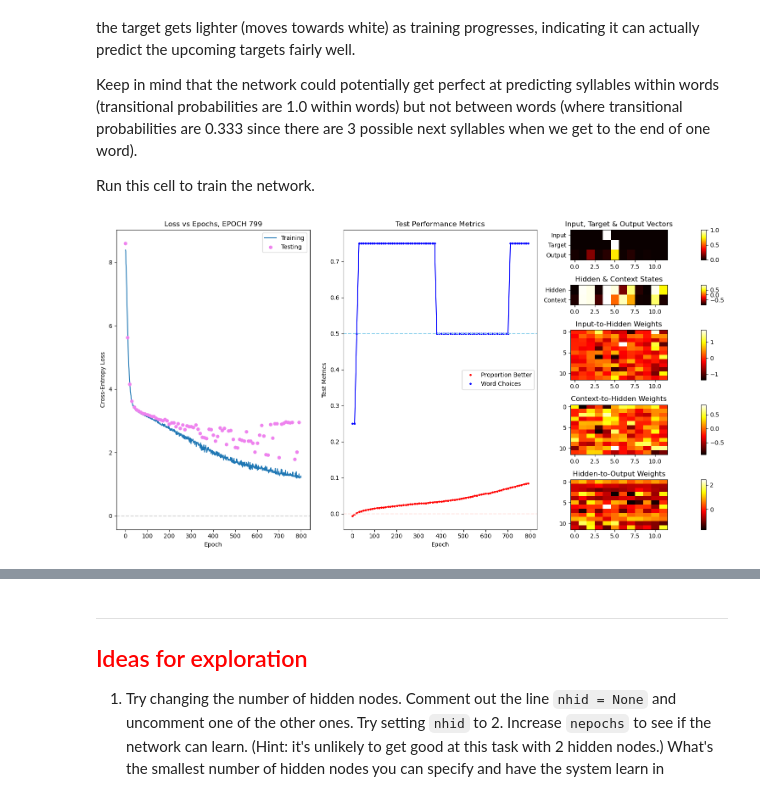
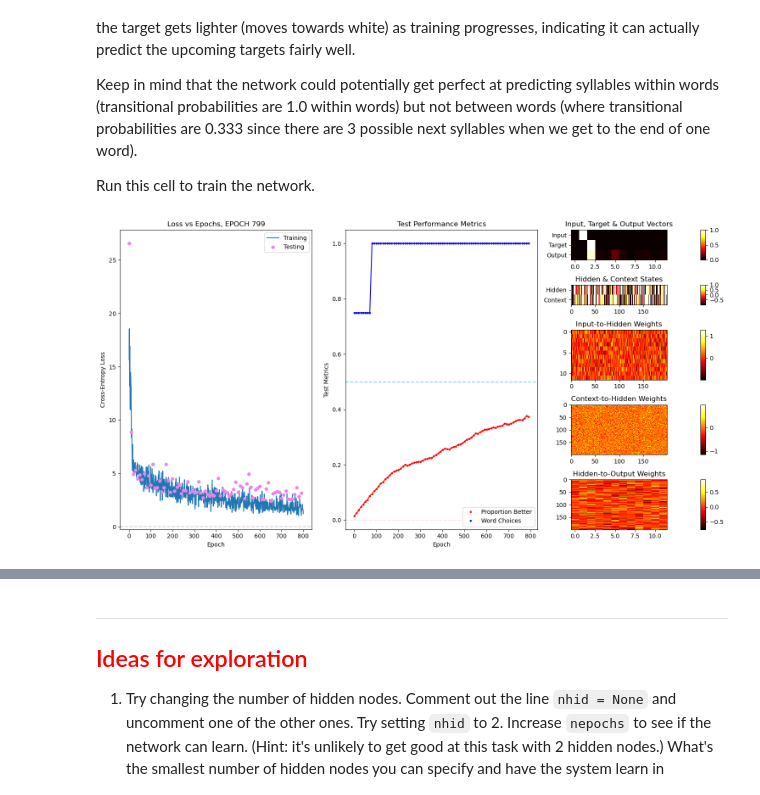
Before and after one commit to jsmagnuson/models-of-the-mind-notebooks, a Jupyter notebook: 14-nnets-04-srn-statlearn.ipynb, the cells around one changed output, grey strips where cells are left out. Cells and saved outputs as stored; diff of their text form; code cells hidden in the pictures.

```diff
--- a/14-nnets-04-srn-statlearn.ipynb
+++ b/14-nnets-04-srn-statlearn.ipynb
@@ -588,26 +588,26 @@ Run this cell to train the network.
 # %%
 # Example usage
 # Here are 4 'words' akin to the items used by Saffran et al. (1996)
 lexicon = ['ABC', 'DEF', 'GHI', 'JKL']
 # testlexicon = ['ABC', 'DEF'] # Saffran et al only used the first 2 words
 testlexicon=None
 
 # Here are 4 'part-words' made up of the last syllable of 1 word and the first 2 syllables of another
 comparison_items = ['CDE', 'FGH', 'IJK', 'LAB']  # Example
 # comparison_items = ['IJK', 'AGH']  # Modeled directly after the items used by Saffran et al
 # if nhid is set to None, the actual number will be the same as number of unique syllables in lexicon,
 # which is the approach of French et al. 2011
 #nhid = 2
-#nhid = 3
+# nhid = 3
 #nhid = 20
-#nhid = 200
-nhid = None
+nhid = 200
+# nhid = None
 W_input_hidden, W_bias_hidden, W_context_hidden, W_hidden_output, hidden_state = initialize_network(lexicon, \
                                                                                                     nhidden=nhid)
 nepochs = 800
 W_input_hidden, W_bias_hidden, W_context_hidden, W_hidden_output, hidden_state = \
     train_network(lexicon, nepochs, W_input_hidden, W_bias_hidden, W_context_hidden, W_hidden_output, \
                   hidden_state, print_interval=10, nhidden=nhid, learning_rate=0.005, test_interval=10, \
                   testlexicon=testlexicon)
 # %% [output]
-[figure, old version]
+[figure, new version]
```
Also changed, not shown: parts of 1 cell of this notebook.
